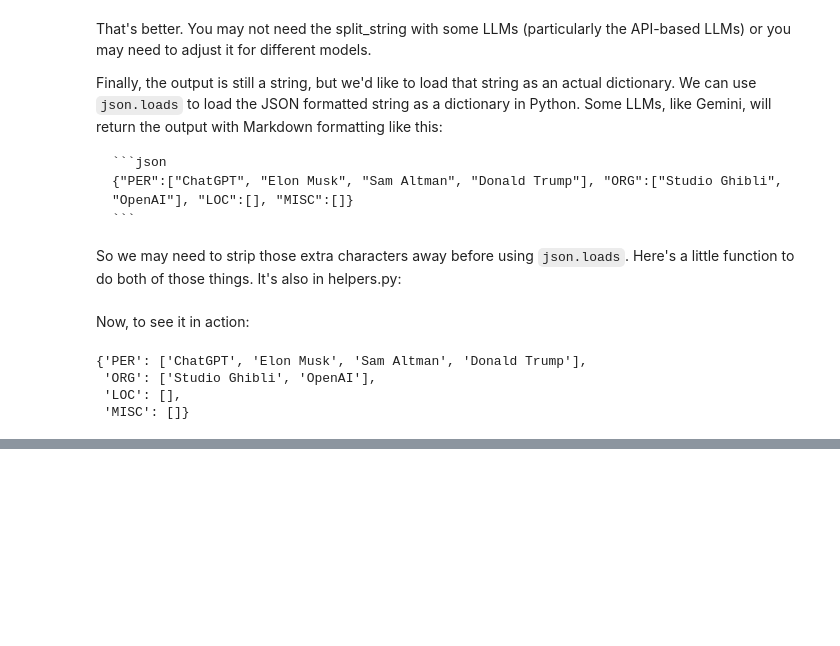
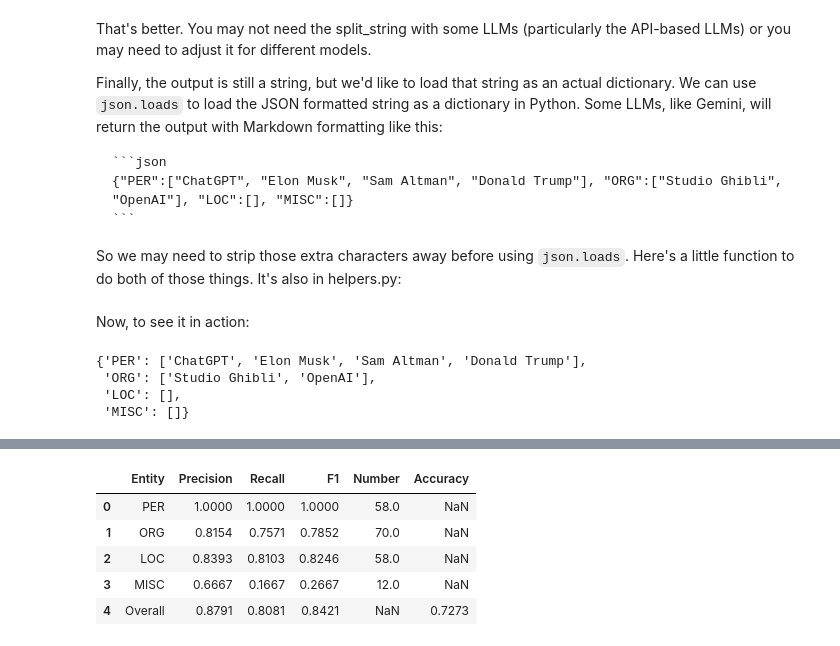
Before and after one commit to marceloamoraes/DS776_DeepLearning, a Jupyter notebook: Lessons/Lesson_10_Named_Entity_Recognition/L10_1_Finetuning_and_LLMs_for_NER.ipynb, the cells around one changed output, grey strips where cells are left out. Saved outputs shown, nothing was run; the diff lists cells and outputs as text; code cells hidden in the pictures; blank space fills up the shorter version.

```diff
--- a/Lessons/Lesson_10_Named_Entity_Recognition/L10_1_Finetuning_and_LLMs_for_NER.ipynb
+++ b/Lessons/Lesson_10_Named_Entity_Recognition/L10_1_Finetuning_and_LLMs_for_NER.ipynb
@@ -442,0 +440,5 @@ Now we'll apply it to some example text we copied from the internet (about GPT-4
+# %%
+# Load the tokenizer and model from the final checkpoint
+final_checkpoint_path = MODELS_PATH / "distilbert-ner" / "checkpoint-2634"
+tokenizer = AutoTokenizer.from_pretrained(final_checkpoint_path)
+model = AutoModelForTokenClassification.from_pretrained(final_checkpoint_path)
@@ -620,4 +632,0 @@ To better understand what `match_entity_spans` does, we'll split our example tex
-# %%
-tokens = example_text.split()
-spans = match_entity_spans(entities, tokens)
-spans
@@ -1002,11 +632,0 @@ model = GLiNER.from_pretrained("urchade/gliner_medium-v2.1")
-# %%
-
-# Define your NER schema — use Title Case or lower case (recommended by GLiNER authors)
-labels = ["Actor", "Character", "Director", "Genre", "Title", "Year"]
-
-# Sample input texts (you can also loop over your dataset)
-N = 100
-texts = [' '.join(tokens) for tokens in dataset["valid"]["tokens"][0:N] ]
-gliner_raw = model.batch_predict_entities(texts, labels)
-gliner_predictions = gliner_to_entity_dicts(gliner_raw)
-gliner_results = evaluate_ner_predictions(dataset["valid"], gliner_predictions, label_list)
@@ -1411,9 +632,0 @@ To support symlinks on Windows, you either need to activate Developer Mode or to
-# %%
-text = "Jack Sparrow loves New York!"
-bert_tokens = bert_tokenizer(text).tokens()
-xlmr_tokens = xlmr_tokenizer(text).tokens()
-
-print("Tokens from BERT tokenizer:")
-print(bert_tokens)
-print("\nTokens from XLM-R tokenizer:")
-print(xlmr_tokens)
@@ -1425,0 +858,17 @@ Tokens from XLM-R tokenizer:
+# %%
+# Extract gold entities
+gold_entities = [extract_gold_entities(ex, BIO_tags_list) for ex in subset]
+
+# Evaluate
+results_llm = evaluate_ner(predicted_entities, gold_entities, labels = ["PER", "ORG", "LOC", "MISC"])
+
+# Format the evaluation results
+df_results_llm = format_ner_eval_results(results_llm)
+display(df_results_llm)
+# %% [output]
+|  | Entity | Precision | Recall | F1 | Number | Accuracy |
+| 0 | PER | 1.0000 | 1.0000 | 1.0000 | 58.0 | NaN |
+| 1 | ORG | 0.8154 | 0.7571 | 0.7852 | 70.0 | NaN |
+| 2 | LOC | 0.8393 | 0.8103 | 0.8246 | 58.0 | NaN |
+| 3 | MISC | 0.6667 | 0.1667 | 0.2667 | 12.0 | NaN |
+| 4 | Overall | 0.8791 | 0.8081 | 0.8421 | NaN | 0.7273 |
```
Also changed, not shown: parts of 58 cells of this notebook, 2 other files.
